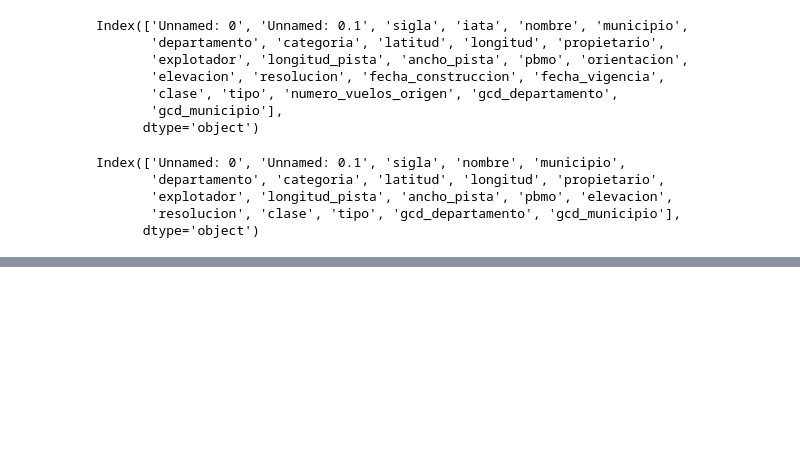
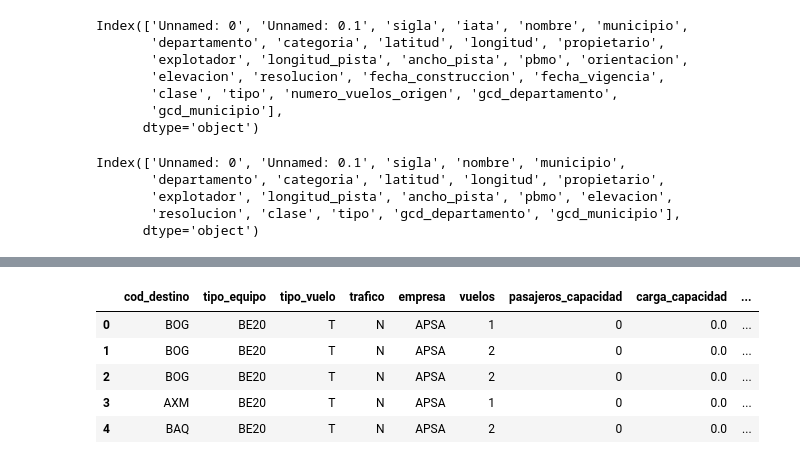
Before and after one commit to ddelcastillo/BI_Proyecto_2, a Jupyter notebook: E2/Aeropuertos.ipynb, the cells around one changed output, grey strips where cells are left out. Drawn from its saved outputs; the diff is of its cells as text; code cells hidden in the pictures; blank space fills up the shorter version.

Commit message:
historico v3

```diff
--- a/E2/Aeropuertos.ipynb
+++ b/E2/Aeropuertos.ipynb
@@ -337,3 +337,6 @@ aeropuertos_v2.head()
 | 4 | 7GC | SAN FELIPE DEL PAUTO | Trinidad | Casanare | Aeródromo | 5.2032 | -70.8951 | AGRAS S.A.S | AGRAS S.A.S | ... |
 # %%
 aeropuertos_v2.to_csv('./datos_modificados/aeropuertos_v3.csv')
+# %%
+historico_v3 = pd.read_csv('datos_modificados/aeropuertos_historico_v2.csv')
+historico_v3.head()
@@ -339,0 +350,14 @@ aeropuertos_v2.to_csv('./datos_modificados/aeropuertos_v3.csv')
+# %%
+historico_v3.drop(columns=[historico_v3.columns[0]], inplace=True)
+historico_v3 = historico_v3.rename(columns={'origen': 'cod_origen', 'destino': 'cod_destino',
+                                            'pasajeros': 'pasajeros_transportados', 'sillas': 'pasajeros_capacidad',
+                                            'carga_bordo': 'carga_transportada', 'carga_ofrecida': 'carga_capacidad'})
+
+historico_v3.head()
+# %% [output]
+|  | cod_destino | tipo_equipo | tipo_vuelo | trafico | empresa | vuelos | pasajeros_capacidad | carga_capacidad | ... |
+| 0 | BOG | BE20 | T | N | APSA | 1 | 0 | 0.0 | ... |
+| 1 | BOG | BE20 | T | N | APSA | 2 | 0 | 0.0 | ... |
+| 2 | BOG | BE20 | T | N | APSA | 2 | 0 | 0.0 | ... |
+| 3 | AXM | BE20 | T | N | APSA | 1 | 0 | 0.0 | ... |
+| 4 | BAQ | BE20 | T | N | APSA | 2 | 0 | 0.0 | ... |
```
Also changed, not shown: parts of 3 cells of this notebook, 2 other files.
